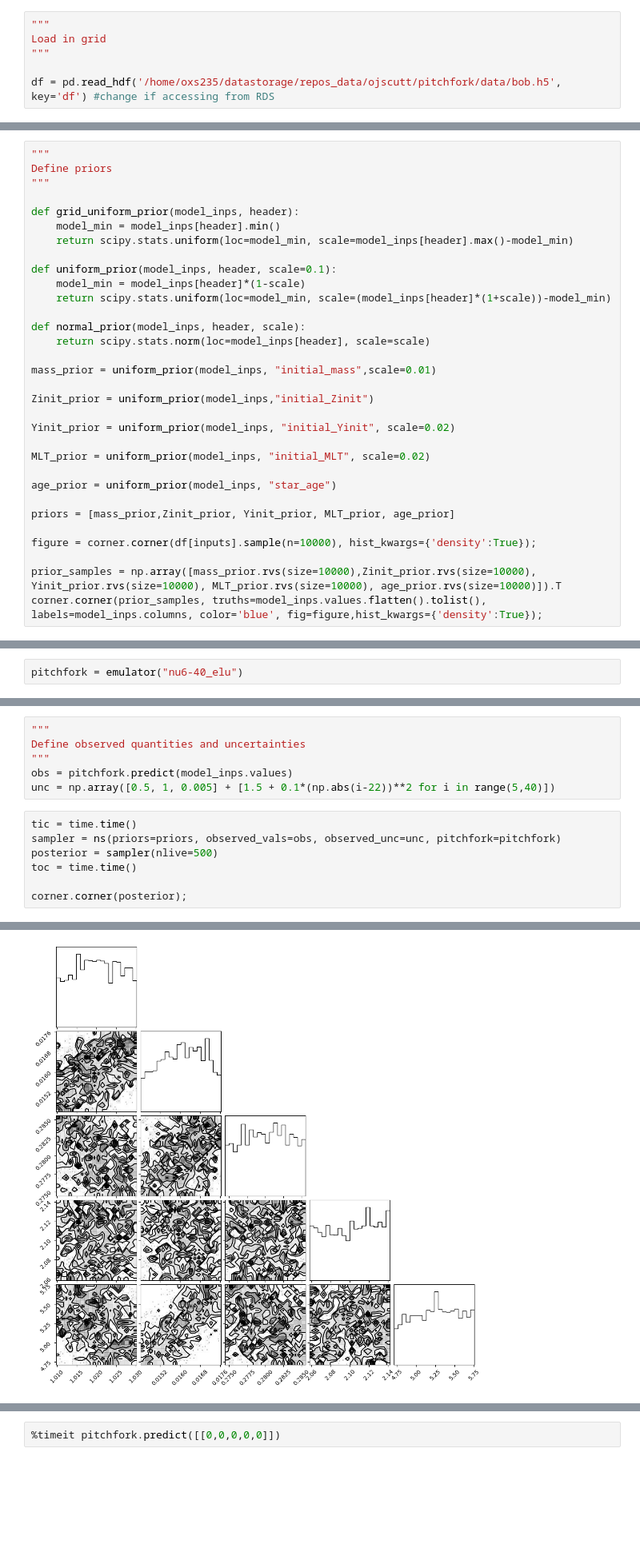
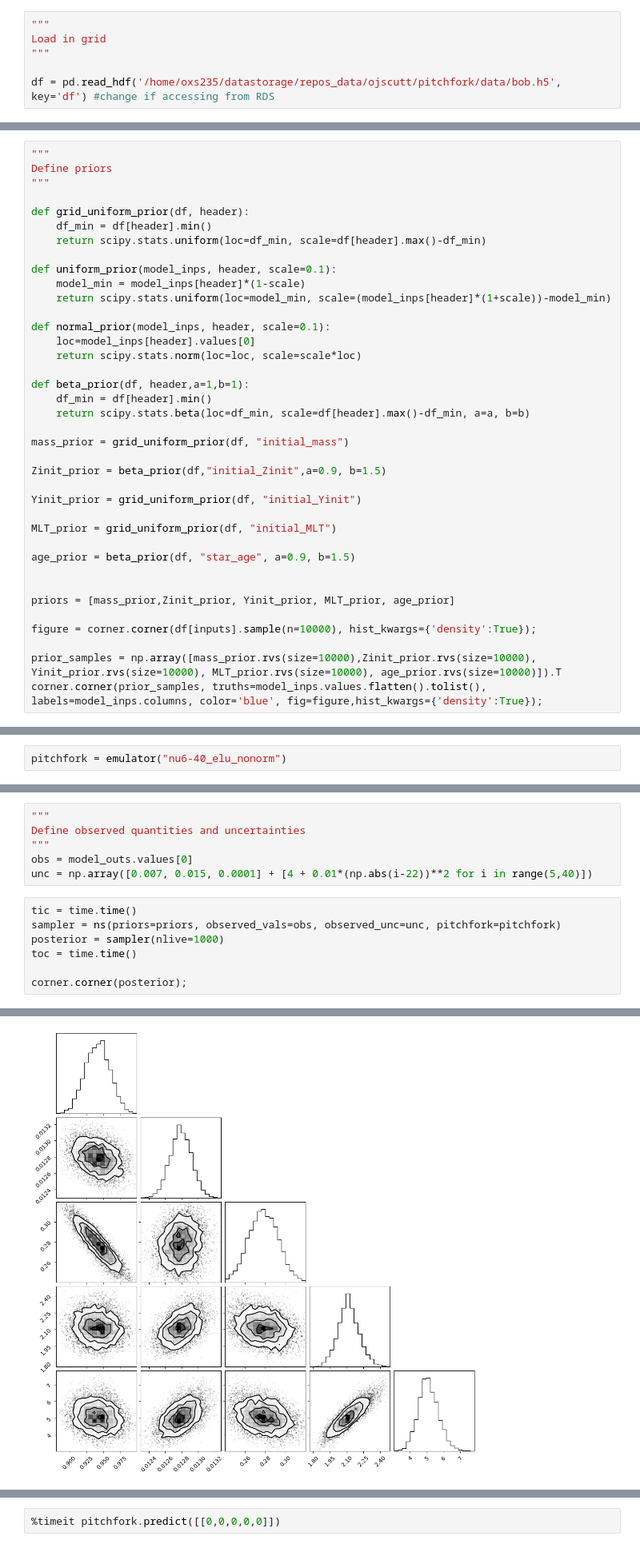
Before and after one commit to ojscutt/sl-pitchfork, a Jupyter notebook: 5_inference_elu.ipynb, the cells around one changed output, grey strips where cells are left out. Shown at 80% size. Drawn from its saved outputs; the diff is of its cells as text; blank space fills up the shorter version.

```diff
--- a/5_inference_elu.ipynb
+++ b/5_inference_elu.ipynb
@@ -50,26 +43,32 @@ model
 Define priors
 """
 
-def grid_uniform_prior(model_inps, header):
-    model_min = model_inps[header].min()
-    return scipy.stats.uniform(loc=model_min, scale=model_inps[header].max()-model_min)
+def grid_uniform_prior(df, header):
+    df_min = df[header].min()
+    return scipy.stats.uniform(loc=df_min, scale=df[header].max()-df_min)
 
 def uniform_prior(model_inps, header, scale=0.1):
     model_min = model_inps[header]*(1-scale)
     return scipy.stats.uniform(loc=model_min, scale=(model_inps[header]*(1+scale))-model_min)
 
-def normal_prior(model_inps, header, scale):
-    return scipy.stats.norm(loc=model_inps[header], scale=scale)
+def normal_prior(model_inps, header, scale=0.1):
+    loc=model_inps[header].values[0]
+    return scipy.stats.norm(loc=loc, scale=scale*loc)
 
-mass_prior = uniform_prior(model_inps, "initial_mass",scale=0.01)
+def beta_prior(df, header,a=1,b=1):
+    df_min = df[header].min()
+    return scipy.stats.beta(loc=df_min, scale=df[header].max()-df_min, a=a, b=b)
 
-Zinit_prior = uniform_prior(model_inps,"initial_Zinit")
+mass_prior = grid_uniform_prior(df, "initial_mass")
 
-Yinit_prior = uniform_prior(model_inps, "initial_Yinit", scale=0.02)
+Zinit_prior = beta_prior(df,"initial_Zinit",a=0.9, b=1.5)
 
-MLT_prior = uniform_prior(model_inps, "initial_MLT", scale=0.02)
+Yinit_prior = grid_uniform_prior(df, "initial_Yinit")
 
-age_prior = uniform_prior(model_inps, "star_age")
+MLT_prior = grid_uniform_prior(df, "initial_MLT")
+
+age_prior = beta_prior(df, "star_age", a=0.9, b=1.5)
+
 
 priors = [mass_prior,Zinit_prior, Yinit_prior, MLT_prior, age_prior]
 
@@ -82,3 +81,3 @@ corner.corner(prior_samples, truths=model_inps.values.flatten().tolist(), labels
 # %%
-pitchfork = emulator("nu6-40_elu")
+pitchfork = emulator("nu6-40_elu_nonorm")
 # %% [output]
@@ -97,12 +90,12 @@ star_age range: [min = 0.029664111540787196, max = 13.999973871651315]
 """
 Define observed quantities and uncertainties
 """
-obs = pitchfork.predict(model_inps.values)
-unc = np.array([0.5, 1, 0.005] + [1.5 + 0.1*(np.abs(i-22))**2 for i in range(5,40)])
+obs = model_outs.values[0]
+unc = np.array([0.007, 0.015, 0.0001] + [4 + 0.01*(np.abs(i-22))**2 for i in range(5,40)])
 # %%
 tic = time.time()
 sampler = ns(priors=priors, observed_vals=obs, observed_unc=unc, pitchfork=pitchfork)
-posterior = sampler(nlive=500)
+posterior = sampler(nlive=1000)
 toc = time.time()
 
 corner.corner(posterior);
@@ -111,4 +104,4 @@ iter: 3092 | +500 | bound: 18 | nc: 1 | ncall: 51026 | eff(%):  7.109 | loglstar
-[figure, old version]
+[figure, new version]
 # %%
 figure = corner.corner(df[inputs].sample(n=posterior.shape[0]));
 print(toc-tic)
```
Also changed, not shown: parts of 8 cells of this notebook, 4 other files.
